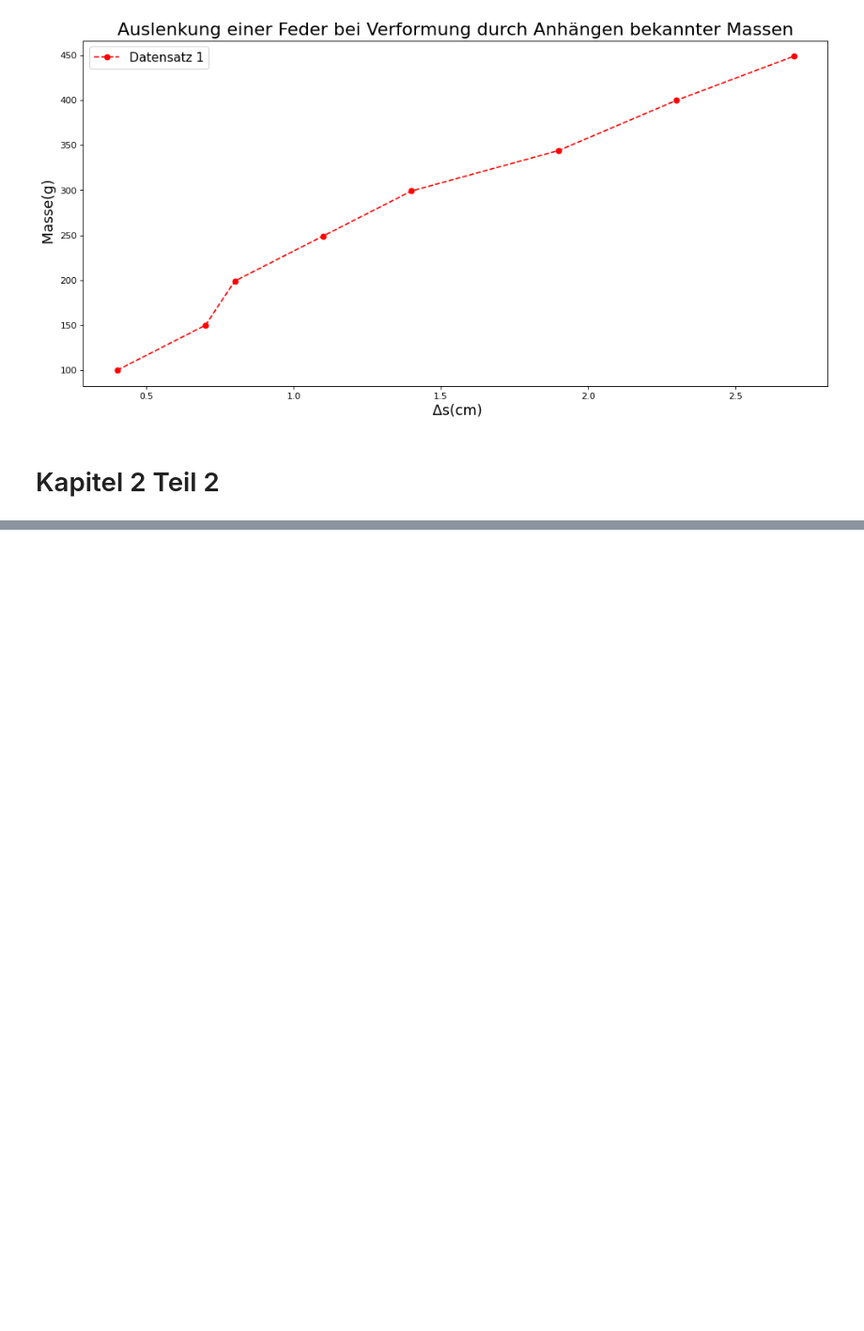
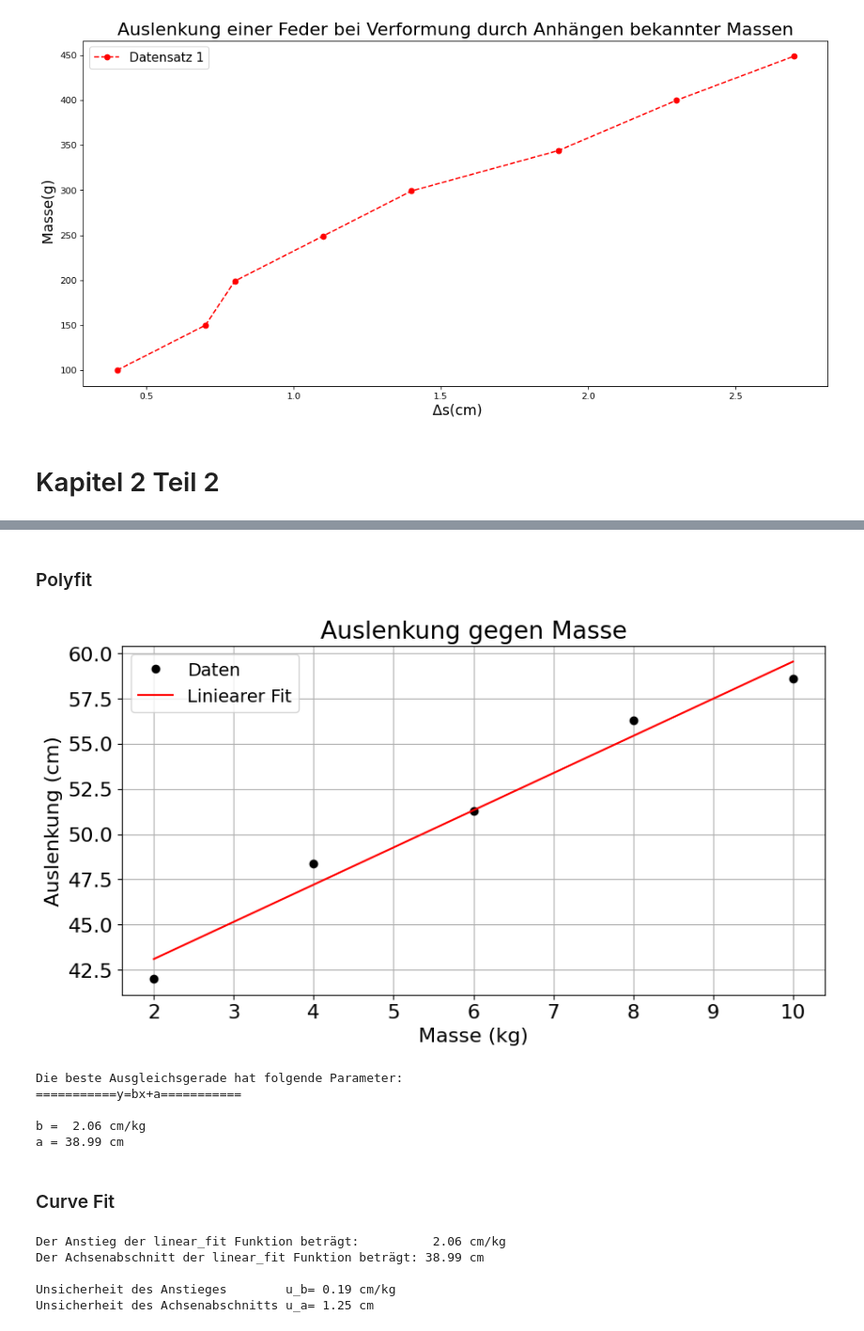
Before and after one commit to Yapollon/Jupyter-Notebooks, a Jupyter notebook: termin2.ipynb, the cells around one changed output, grey strips where cells are left out. Shown at 94% size. Drawn from its saved outputs; the diff is of its cells as text; code cells hidden in the pictures; blank space fills up the shorter version.

```diff
--- a/termin2.ipynb
+++ b/termin2.ipynb
@@ -182,0 +210,54 @@ plt.rcParams['legend.fontsize'] = 14  # Schriftgoesse der Legende
+# %% [markdown]
+### Polyfit
+# %%
+# Polyfit
+x_feder = df_feder['Masse (kg)']
+y_feder = df_feder['Auslenkung (cm)']
+b, a = np.polyfit(x_feder,y_feder,deg=1) # Parameter Anstieg und y-Schnittpunkt
+
+# Plot Darstellung
+plt.plot(x_feder, y_feder,'ko', label='Daten')
+plt.plot(x_feder, b*x_feder+a,'r',label='Liniearer Fit')
+plt.grid(True)
+plt.legend()
+plt.xlabel('Masse (kg)')
+plt.ylabel('Auslenkung (cm)')
+plt.title("Auslenkung gegen Masse")
+plt.show()
+
+print("Die beste Ausgleichsgerade hat folgende Parameter: ")
+print("===========y=bx+a===========\n")
+print("b = {:5.2f} cm/kg".format(b))
+print("a = {:5.2f} cm".format(a))
+# %% [output]
+[figure, added]
+Die beste Ausgleichsgerade hat folgende Parameter:
+===========y=bx+a===========
+
+b =  2.06 cm/kg
+a = 38.99 cm
+# %% [markdown]
+### Curve Fit
+# %%
+def linear_fit(x,b,a):
+    return b*x+a
+
+parameter, parameter_kovarianzen = curve_fit(linear_fit, x_feder, y_feder)
+# parameter[0]=b und parameter[1]=a
+# die Kovarianzmatrix wird der Variablen "parameter_kovarianzen" zugewiesen
+
+anstieg = parameter[0]
+intercept = parameter[1]
+print(f"Der Anstieg der linear_fit Funktion beträgt:         {anstieg:5.2f} cm/kg")
+print(f"Der Achsenabschnitt der linear_fit Funktion beträgt: {intercept:5.2f} cm\n")
+
+u_anstieg = np.sqrt(parameter_kovarianzen [0][0])  # Unsicherheit des Anstieges
+u_intercept= np.sqrt(parameter_kovarianzen [1][1]) # Unsicherheit des Achsenabschnitts
+print("Unsicherheit des Anstieges        u_b={:5.2f} cm/kg".format(u_anstieg))
+print("Unsicherheit des Achsenabschnitts u_a={:5.2f} cm".format(u_intercept))
+# %% [output]
+Der Anstieg der linear_fit Funktion beträgt:          2.06 cm/kg
+Der Achsenabschnitt der linear_fit Funktion beträgt: 38.99 cm
+
+Unsicherheit des Anstieges        u_b= 0.19 cm/kg
+Unsicherheit des Achsenabschnitts u_a= 1.25 cm
```
Also changed, not shown: parts of 26 cells of this notebook.
